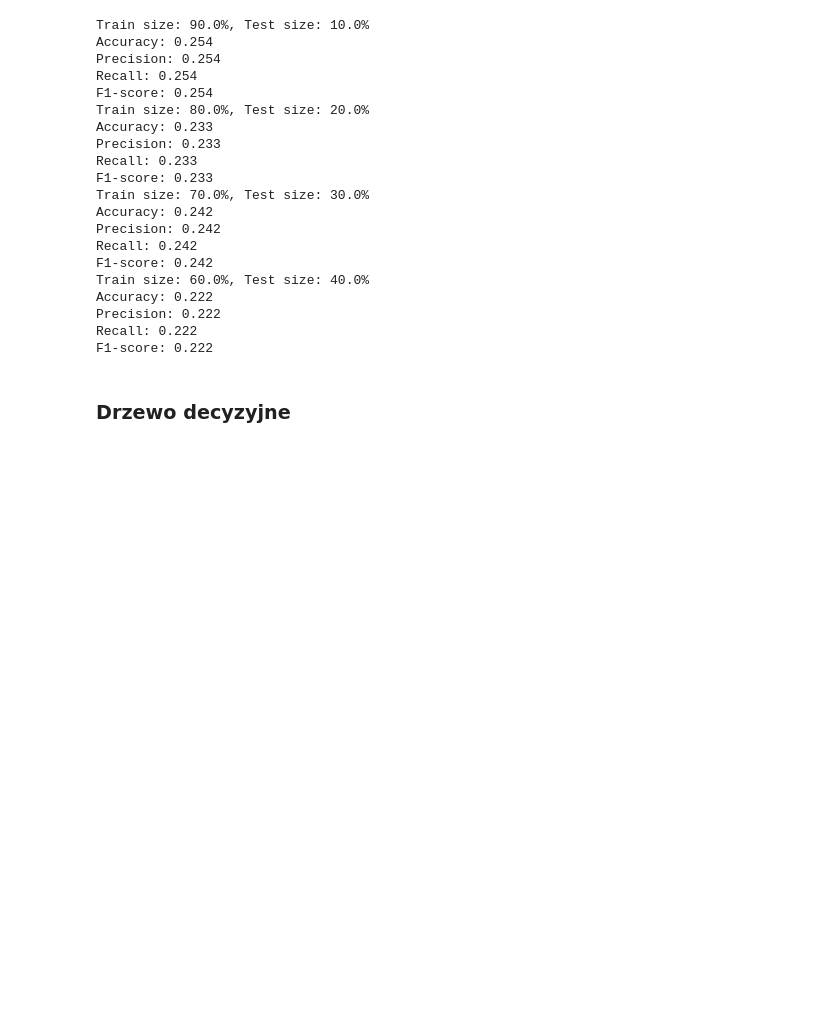
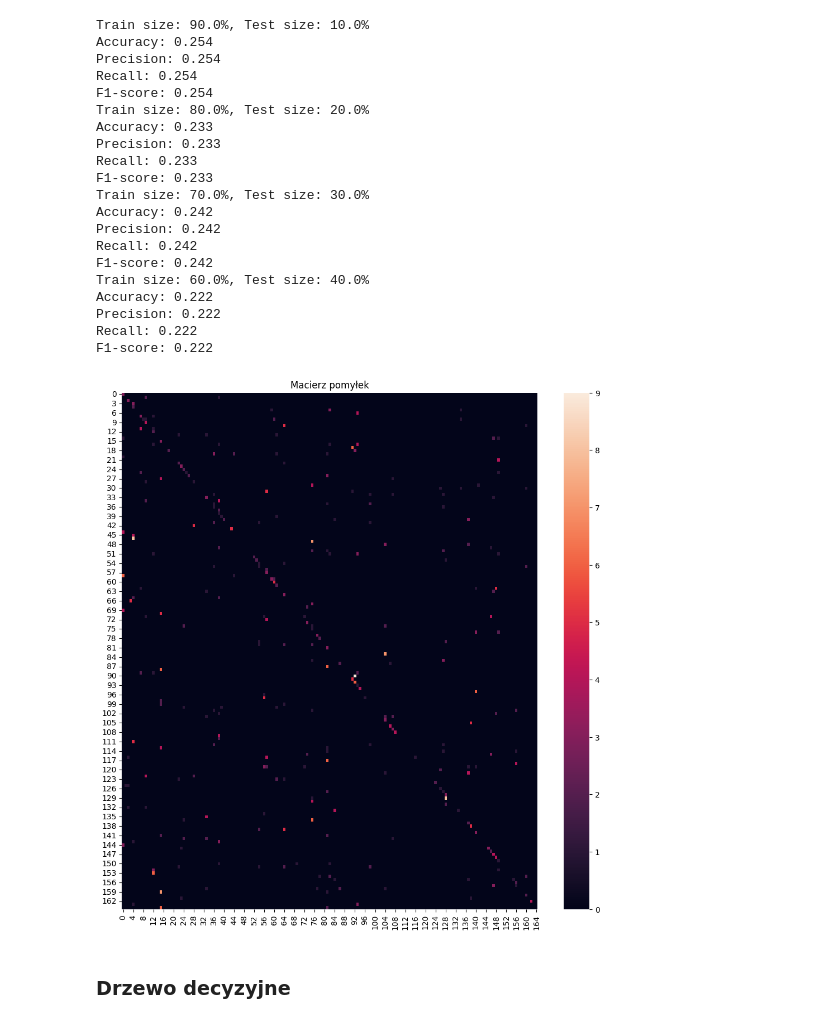
Before and after one commit to KacperUrban/Machine-learning-course, a Jupyter notebook: Second_Part/Projekt_nr_2.ipynb, the cells around one changed output. Cells and saved outputs as stored; diff of their text form; code cells hidden in the pictures; blank space fills up the shorter version.

Commit message:
Add confusion matrix function and compute for all classifiers

```diff
--- a/Second_Part/Projekt_nr_2.ipynb
+++ b/Second_Part/Projekt_nr_2.ipynb
@@ -244,6 +244,16 @@ def plot_models_metrics(X, y):
     axs[1,1].title.set_text('F1-score')
     axs[1,1].bar(['Log_reg', 'Decisiontree', 'RandomForest'], results_T[3], color=colors)
     plt.show()
+
+
+def plot_confusion_matrix(clf, X, y):
+    X_train, X_test, y_train, y_test = train_test_split(X, y, test_size=0.2, random_state=42)
+    clf.fit(X_train, y_train)
+    y_pred = clf.predict(X_test)
+    plt.figure(figsize=(12,12))
+    plt.title("Macierz pomyłek")
+    sns.heatmap(confusion_matrix(y_pred = y_pred,y_true= y_test))
+    plt.show()
 # %%
 X = df_prepared[['HP', 'Attack', 'Defense', 'Sp. Atk', 'Sp. Def', 'Speed']]
 y = df_cat.Name
@@ -274,6 +284,10 @@ Accuracy: 0.222
 Precision: 0.222
 Recall: 0.222
 F1-score: 0.222
+# %%
+plot_confusion_matrix(log_reg, X, y)
+# %% [output]
+[figure, added]
 # %% [markdown]
 ### Drzewo decyzyjne
 # %%
```
Also changed, not shown: parts of 15 cells of this notebook.
